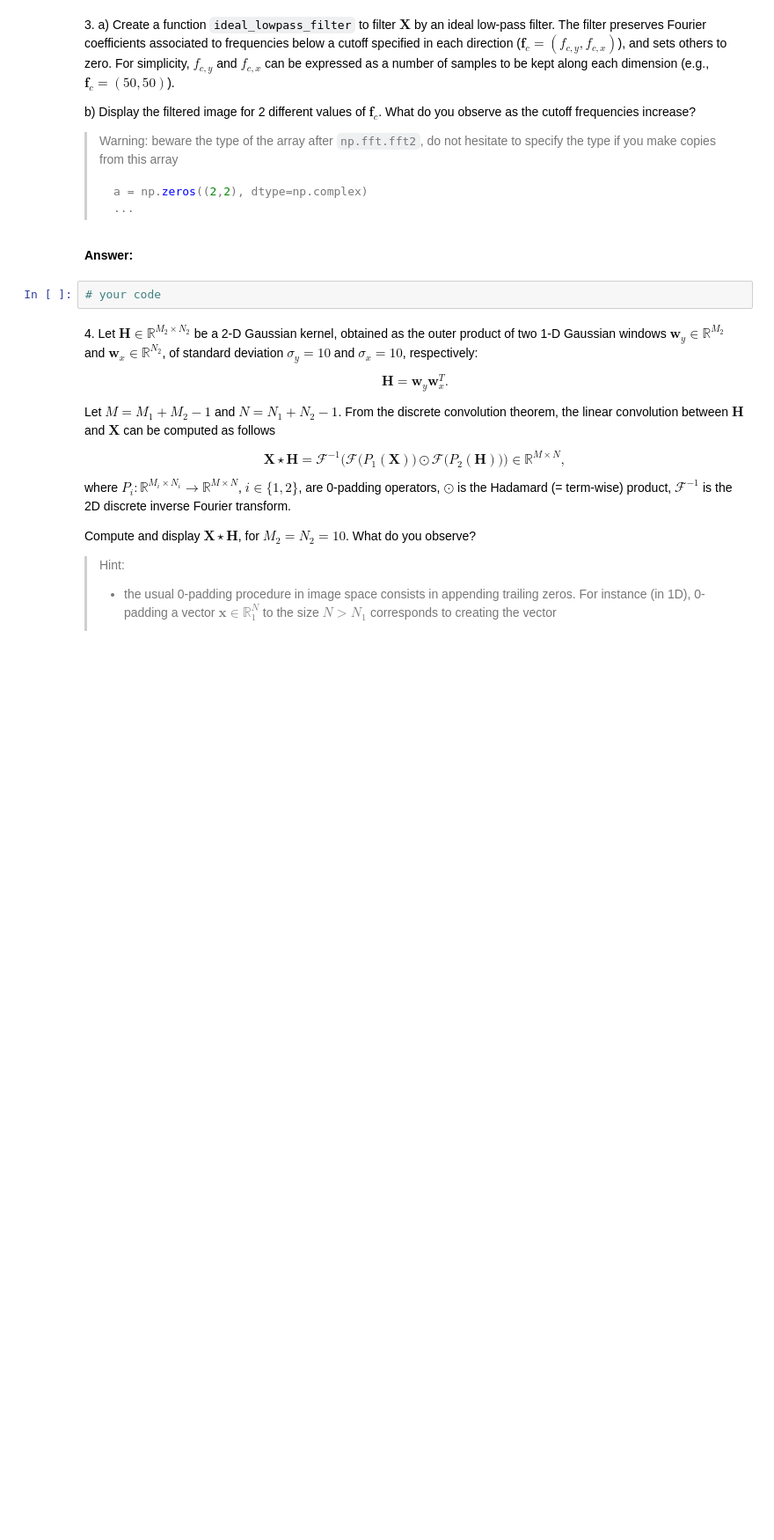
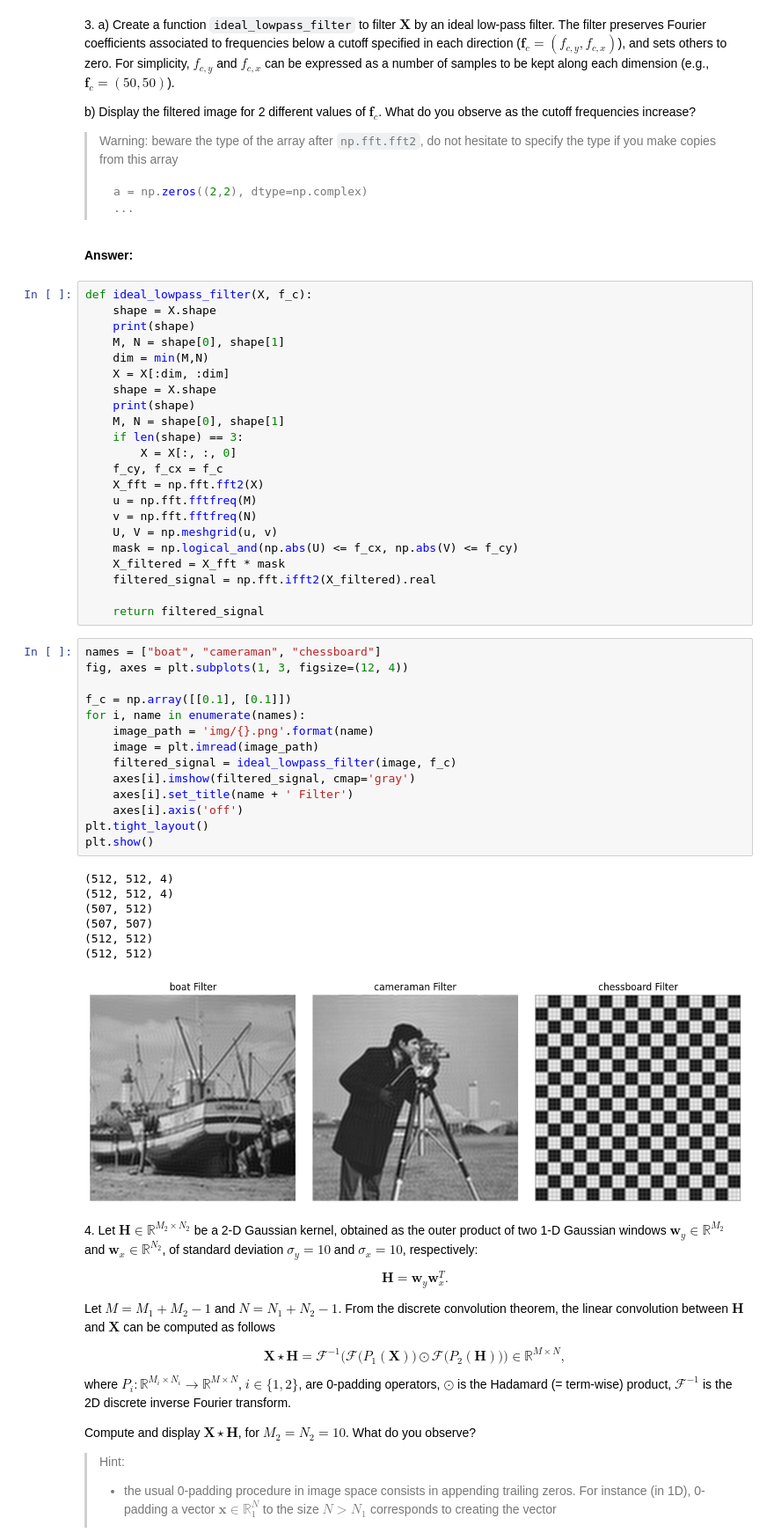
Before and after one commit to felixmnnr/SDI_PYT, a Jupyter notebook: Labs/Lab3/lab3.ipynb, the cells around one changed output. Shown at 88% size. Cells and saved outputs as stored; diff of their text form; blank space fills up the shorter version.

````diff
--- a/Labs/Lab3/lab3.ipynb
+++ b/Labs/Lab3/lab3.ipynb
@@ -230,8 +233,50 @@ b) Display the filtered image for 2 different values of $\mathbf{f}_c$. What do
 > ```
 # %% [markdown]
 **Answer:**
-# %%
-# your code
+# %%
+def ideal_lowpass_filter(X, f_c):
+    shape = X.shape
+    print(shape)
+    M, N = shape[0], shape[1]
+    dim = min(M,N)
+    X = X[:dim, :dim]
+    shape = X.shape
+    print(shape)
+    M, N = shape[0], shape[1]
+    if len(shape) == 3:
+        X = X[:, :, 0]
+    f_cy, f_cx = f_c
+    X_fft = np.fft.fft2(X)
+    u = np.fft.fftfreq(M)
+    v = np.fft.fftfreq(N)
+    U, V = np.meshgrid(u, v)
+    mask = np.logical_and(np.abs(U) <= f_cx, np.abs(V) <= f_cy)
+    X_filtered = X_fft * mask
+    filtered_signal = np.fft.ifft2(X_filtered).real
+
+    return filtered_signal
+# %%
+names = ["boat", "cameraman", "chessboard"]
+fig, axes = plt.subplots(1, 3, figsize=(12, 4))
+
+f_c = np.array([[0.1], [0.1]])
+for i, name in enumerate(names):
+    image_path = 'img/{}.png'.format(name)
+    image = plt.imread(image_path)
+    filtered_signal = ideal_lowpass_filter(image, f_c)
+    axes[i].imshow(filtered_signal, cmap='gray')
+    axes[i].set_title(name + ' Filter')
+    axes[i].axis('off')
+plt.tight_layout()
+plt.show()
+# %% [output]
+(512, 512, 4)
+(512, 512, 4)
+(507, 512)
+(507, 507)
+(512, 512)
+(512, 512)
+[figure, added]
 # %% [markdown]
 4\. Let $\mathbf{H} \in \mathbb{R}^{M_2\times N_2}$ be a 2-D Gaussian kernel, obtained as the outer product of two 1-D Gaussian windows $\mathbf{w}_y \in \mathbb{R}^{M_2}$ and $\mathbf{w}_x \in \mathbb{R}^{N_2}$, of standard deviation $\sigma_y = 10$ and $\sigma_x = 10$, respectively:
 
````
Also changed, not shown: parts of 5 cells of this notebook, 1 other file.
